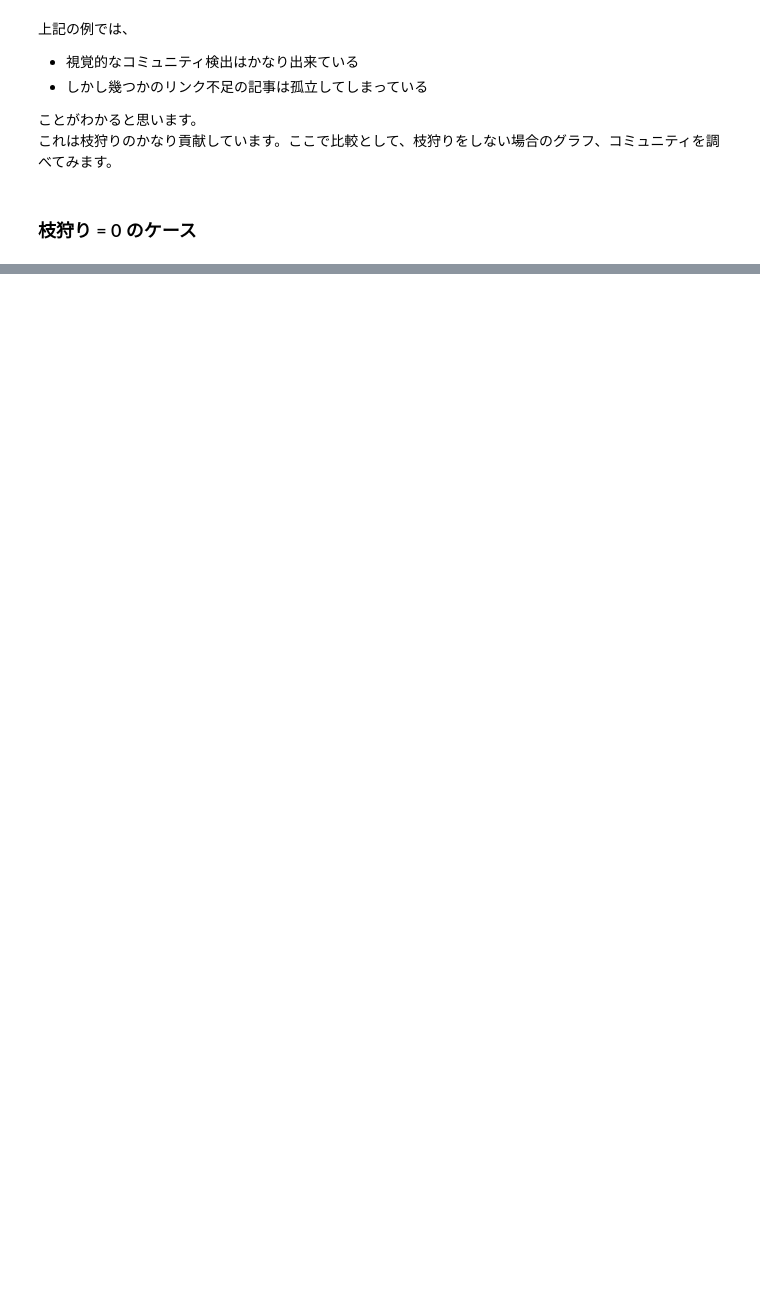
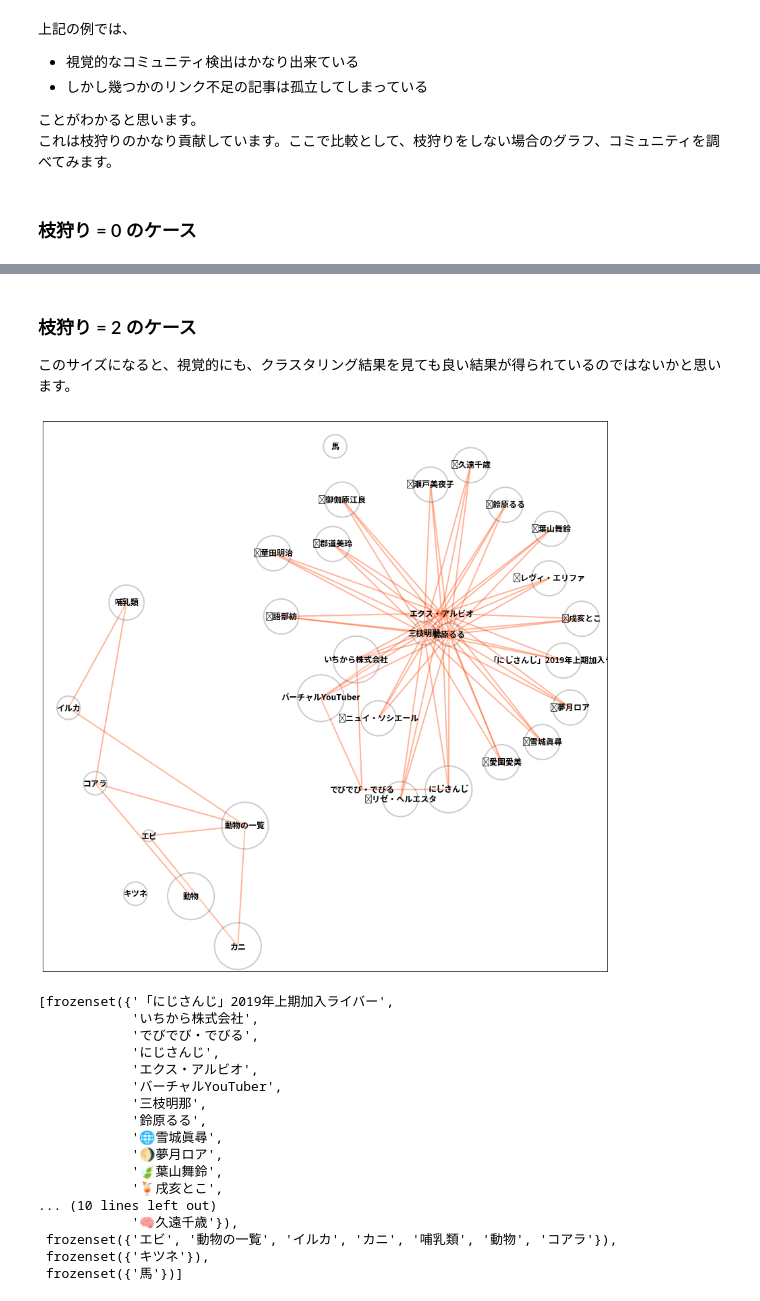
Before and after one commit to MokkeMeguru/jnmongo, a Jupyter notebook: visualize.ipynb, the cells around one changed output, grey strips where cells are left out. Drawn from its saved outputs; the diff is of its cells as text; code cells hidden in the pictures; blank space fills up the shorter version.

```diff
--- a/visualize.ipynb
+++ b/visualize.ipynb
@@ -376,0 +395,28 @@ pprint([c for c in community])
+# %% [markdown]
+### 枝狩り = 2 のケース
+このサイズになると、視覚的にも、クラスタリング結果を見ても良い結果が得られているのではないかと思います。
+# %%
+G = generate_graph(2)
+plot_graph(G, figsize=(15, 15))
+community = nx.algorithms.community.greedy_modularity_communities(G)
+from pprint import pprint
+pprint([c for c in community])
+# %% [output]
+[figure, added]
+[frozenset({'「にじさんじ」2019年上期加入ライバー',
+            'いちから株式会社',
+            'でびでび・でびる',
+            'にじさんじ',
+            'エクス・アルビオ',
+            'バーチャルYouTuber',
+            '三枝明那',
+            '鈴原るる',
+            '🌐雪城眞尋',
+            '🌖夢月ロア',
+            '🍃葉山舞鈴',
+            '🍹戌亥とこ',
+... (10 lines left out)
+            '🧠久遠千歳'}),
+ frozenset({'エビ', '動物の一覧', 'イルカ', 'カニ', '哺乳類', '動物', 'コアラ'}),
+ frozenset({'キツネ'}),
+ frozenset({'馬'})]
```
Also changed, not shown: parts of 12 cells of this notebook, 5 other files.
